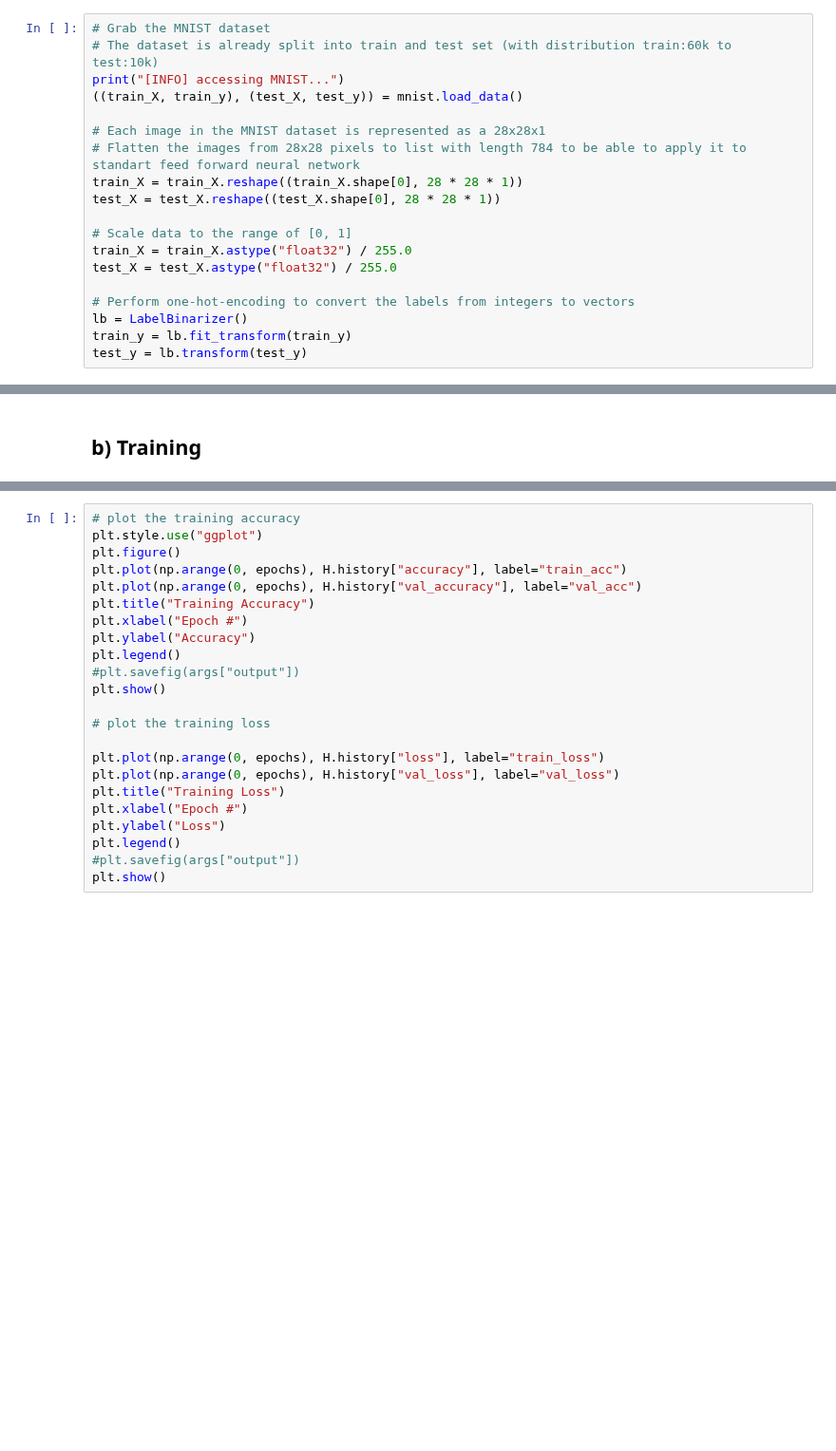
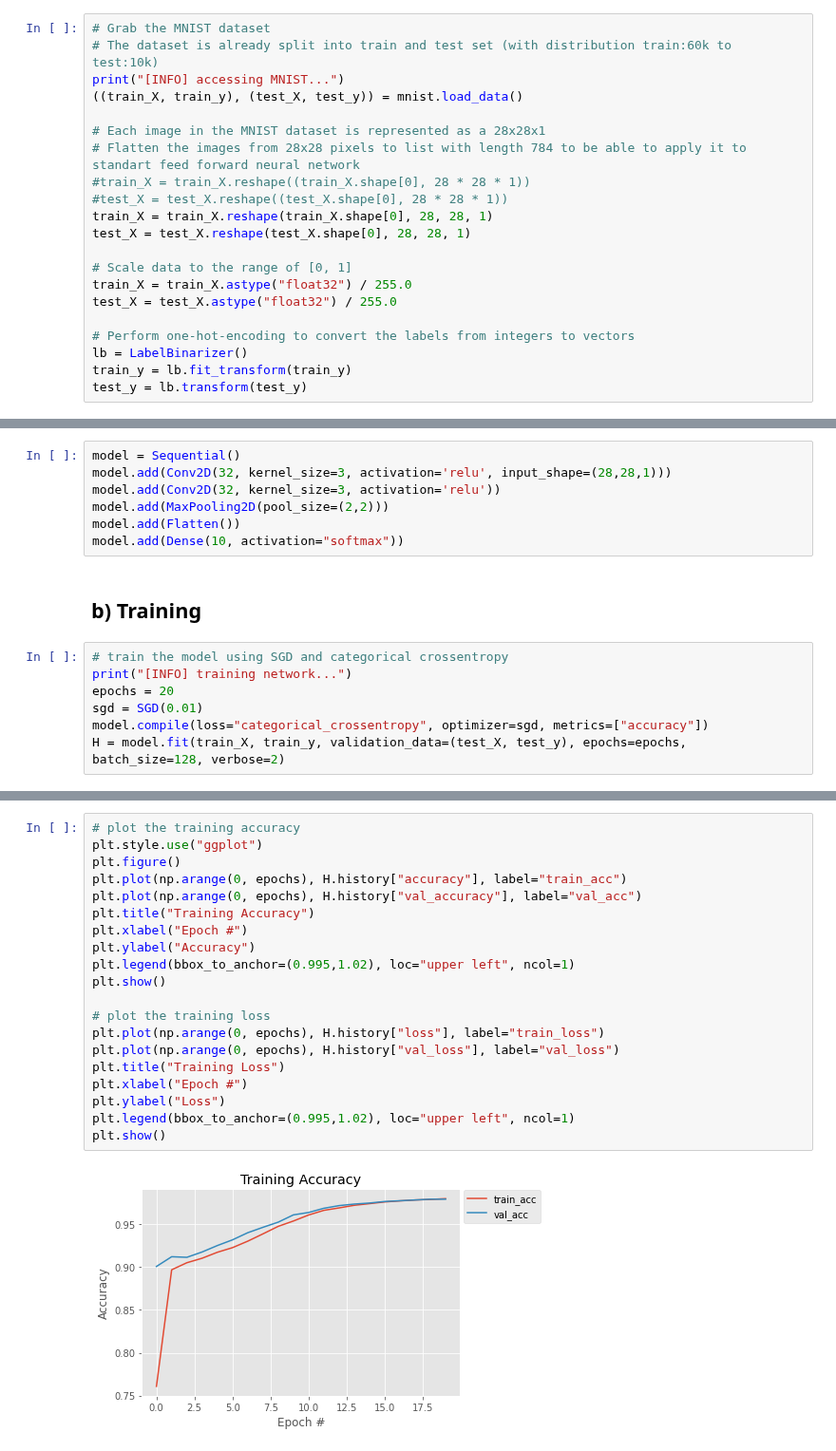
Before and after one commit to marvin353/SmartDataAnalytics_Gruppe1, a Jupyter notebook: Übungsblatt3/Aufgabe2_Marvin.ipynb, the cells around one changed output, grey strips where cells are left out. Shown at 95% size. Saved outputs shown, nothing was run; the diff lists cells and outputs as text; blank space fills up the shorter version.

```diff
--- a/Übungsblatt3/Aufgabe2_Marvin.ipynb
+++ b/Übungsblatt3/Aufgabe2_Marvin.ipynb
@@ -26,8 +26,10 @@ print("[INFO] accessing MNIST...")
 
 # Each image in the MNIST dataset is represented as a 28x28x1
 # Flatten the images from 28x28 pixels to list with length 784 to be able to apply it to standart feed forward neural network
-train_X = train_X.reshape((train_X.shape[0], 28 * 28 * 1))
-test_X = test_X.reshape((test_X.shape[0], 28 * 28 * 1))
+#train_X = train_X.reshape((train_X.shape[0], 28 * 28 * 1))
+#test_X = test_X.reshape((test_X.shape[0], 28 * 28 * 1))
+train_X = train_X.reshape(train_X.shape[0], 28, 28, 1)
+test_X = test_X.reshape(test_X.shape[0], 28, 28, 1)
 
 # Scale data to the range of [0, 1]
 train_X = train_X.astype("float32") / 255.0
@@ -58,2 +46,16 @@ H = model.fit(train_X, train_y, validation_data=(test_X, test_y),
+# %%
+model = Sequential()
+model.add(Conv2D(32, kernel_size=3, activation='relu', input_shape=(28,28,1)))
+model.add(Conv2D(32, kernel_size=3, activation='relu'))
+model.add(MaxPooling2D(pool_size=(2,2)))
+model.add(Flatten())
+model.add(Dense(10, activation="softmax"))
 # %% [markdown]
 ## b) Training
+# %%
+# train the model using SGD and categorical crossentropy
+print("[INFO] training network...")
+epochs = 20
+sgd = SGD(0.01)
+model.compile(loss="categorical_crossentropy", optimizer=sgd, metrics=["accuracy"])
+H = model.fit(train_X, train_y, validation_data=(test_X, test_y), epochs=epochs, batch_size=128, verbose=2)
@@ -70,23 +107,22 @@ print(classification_report(test_y.argmax(axis=1),
 # %%
 # plot the training accuracy
 plt.style.use("ggplot")
 plt.figure()
 plt.plot(np.arange(0, epochs), H.history["accuracy"], label="train_acc")
 plt.plot(np.arange(0, epochs), H.history["val_accuracy"], label="val_acc")
 plt.title("Training Accuracy")
 plt.xlabel("Epoch #")
 plt.ylabel("Accuracy")
-plt.legend()
-#plt.savefig(args["output"])
+plt.legend(bbox_to_anchor=(0.995,1.02), loc="upper left", ncol=1)
 plt.show()
 
 # plot the training loss
-
 plt.plot(np.arange(0, epochs), H.history["loss"], label="train_loss")
 plt.plot(np.arange(0, epochs), H.history["val_loss"], label="val_loss")
 plt.title("Training Loss")
 plt.xlabel("Epoch #")
 plt.ylabel("Loss")
-plt.legend()
-#plt.savefig(args["output"])
+plt.legend(bbox_to_anchor=(0.995,1.02), loc="upper left", ncol=1)
 plt.show()
+# %% [output]
+[figure, added]
```
Also changed, not shown: parts of 14 cells of this notebook, 2 other files.
